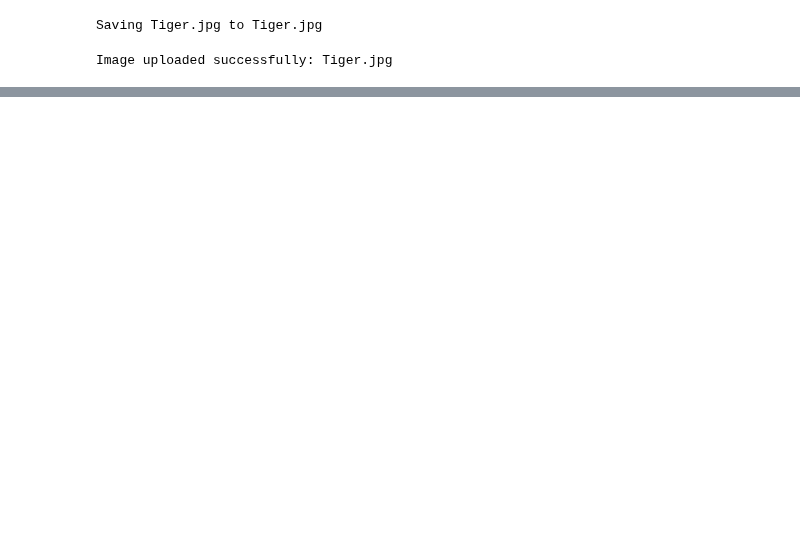
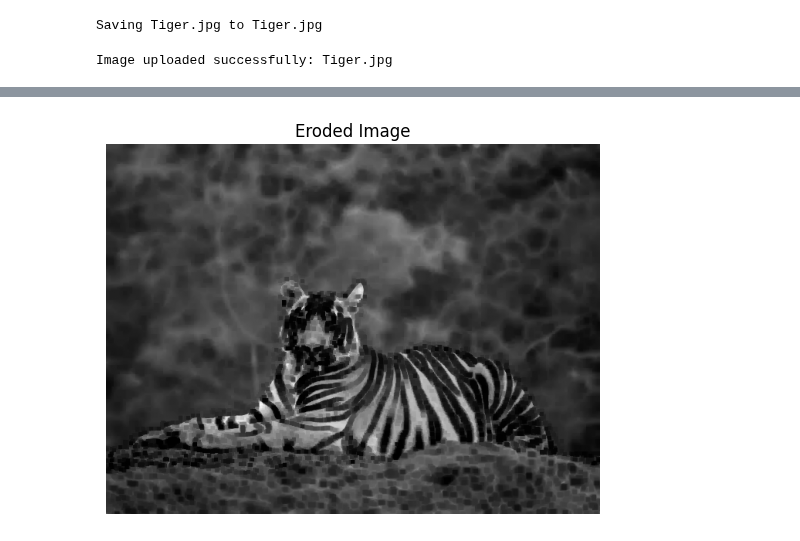
Before and after one commit to Parveen2112/ITA0519-Computer-Vision, a Jupyter notebook: Computer_Vision.ipynb, the cells around one changed output, grey strips where cells are left out. Saved outputs shown, nothing was run; the diff lists cells and outputs as text; code cells hidden in the pictures; blank space fills up the shorter version.

```diff
--- a/Computer_Vision.ipynb
+++ b/Computer_Vision.ipynb
@@ -291,0 +300,7 @@ Image uploaded successfully: Tiger.jpg
+# %%
+plt.imshow(eroded_image, cmap="gray")
+plt.title("Eroded Image")
+plt.axis("off")
+plt.show()
+# %% [output]
+[figure, added]
```
Also changed, not shown: parts of 3 cells of this notebook.
